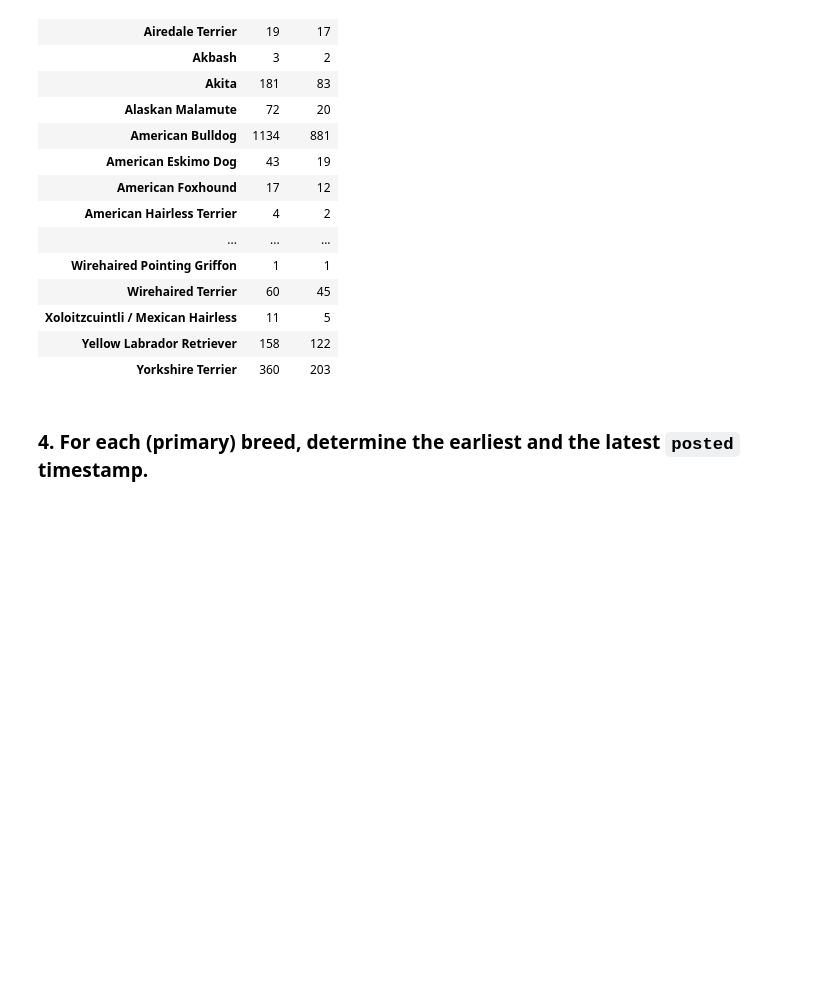
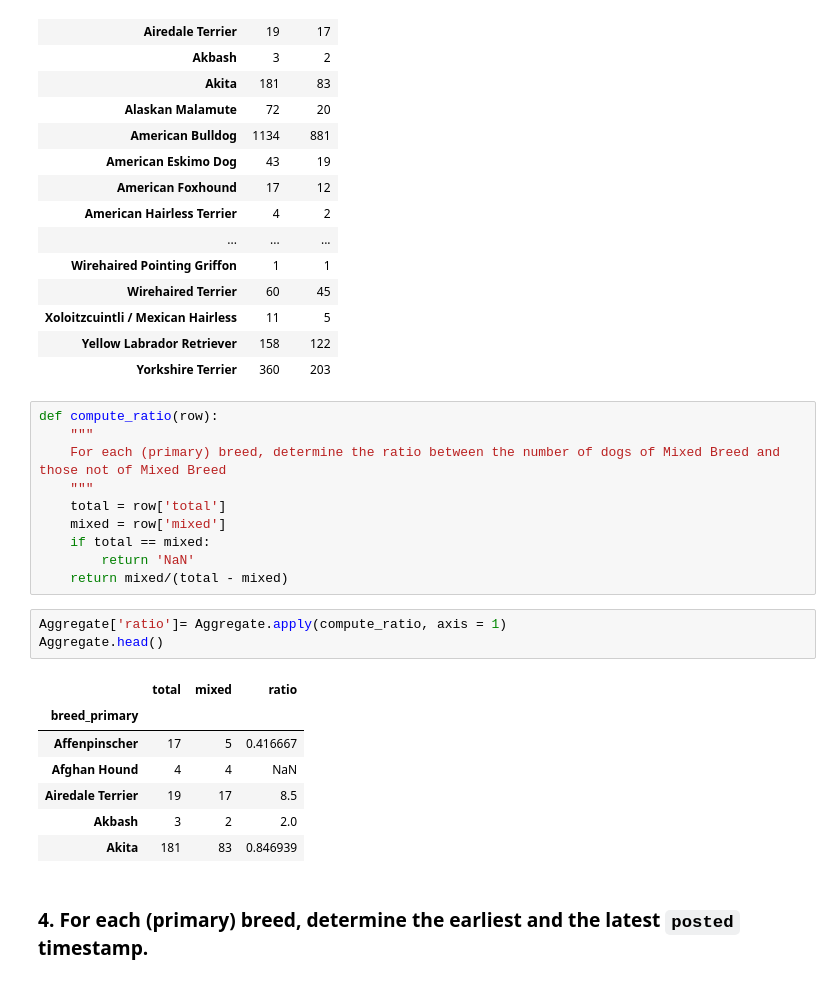
Before and after one commit to alexcri90/FoCS, a Jupyter notebook: project-2022.ipynb, the cells around one changed output. Cells and saved outputs as stored; diff of their text form; blank space fills up the shorter version.

```diff
--- a/project-2022.ipynb
+++ b/project-2022.ipynb
@@ -185,6 +185,27 @@ Aggregate
 | Xoloitzcuintli / Mexican Hairless | 11 | 5 |
 | Yellow Labrador Retriever | 158 | 122 |
 | Yorkshire Terrier | 360 | 203 |
+# %%
+def compute_ratio(row):
+    """
+    For each (primary) breed, determine the ratio between the number of dogs of Mixed Breed and those not of Mixed Breed
+    """
+    total = row['total']
+    mixed = row['mixed']
+    if total == mixed:
+        return 'NaN'
+    return mixed/(total - mixed)
+# %%
+Aggregate['ratio']= Aggregate.apply(compute_ratio, axis = 1)
+Aggregate.head()
+# %% [output]
+|  | total | mixed | ratio |
+| breed_primary |  |  |  |
+| Affenpinscher | 17 | 5 | 0.416667 |
+| Afghan Hound | 4 | 4 | NaN |
+| Airedale Terrier | 19 | 17 | 8.5 |
+| Akbash | 3 | 2 | 2.0 |
+| Akita | 181 | 83 | 0.846939 |
 # %% [markdown]
 ### 4. For each (primary) breed, determine the earliest and the latest `posted` timestamp.
 # %% [markdown]
```
Also changed, not shown: 1 other file.
